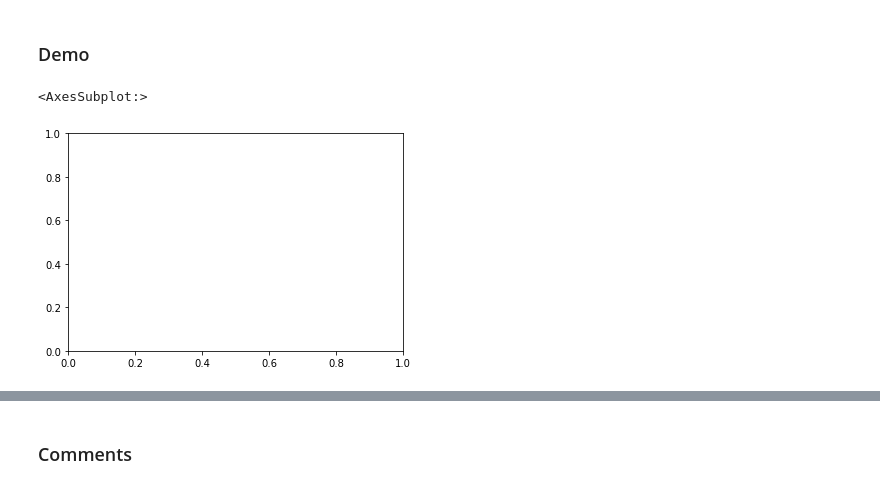
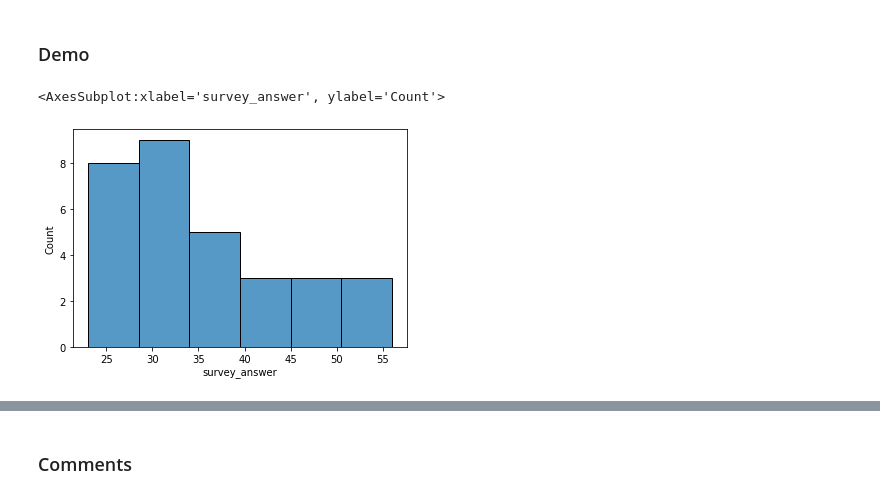
Before and after one commit to hans/explaining, a Jupyter notebook: notebooks/07_comprehension_spray-load-construction-meaning-with-images/00 preprocess.ipynb, the cells around one changed output, grey strips where cells are left out. Cells and saved outputs as stored; diff of their text form; code cells hidden in the pictures.

```diff
--- a/notebooks/07_comprehension_spray-load-construction-meaning-with-images/00 preprocess.ipynb
+++ b/notebooks/07_comprehension_spray-load-construction-meaning-with-images/00 preprocess.ipynb
@@ -101,11 +97,11 @@ N
 # %%
 qualitative_df = raw_df[(raw_df.experiment_id == EXPERIMENT_ID) & raw_df.trial_type.isin(("survey-text", "survey-multi-choice"))]
 # %%
-ages = qualitative_df[(qualitative_df.trial_type == "survey-text") & (qualitative_df.internal_node_id == "0.0-0.0")].survey_answer.astype(int, errors="ignore")
+ages = qualitative_df[(qualitative_df.trial_type == "survey-text") & (qualitative_df.internal_node_id == "0.0-1.0")].survey_answer.astype(int, errors="ignore")
 sns.histplot(ages)
 # %% [output]
-<AxesSubplot:>
+<AxesSubplot:xlabel='survey_answer', ylabel='Count'>
-[figure, old version]
+[figure, new version]
 # %%
 education = qualitative_df[(qualitative_df.trial_type == "survey-multi-choice") & (qualitative_df.survey_question_idx == 0)].survey_answer
 education.value_counts()
```
Also changed, not shown: parts of 38 cells of this notebook.
